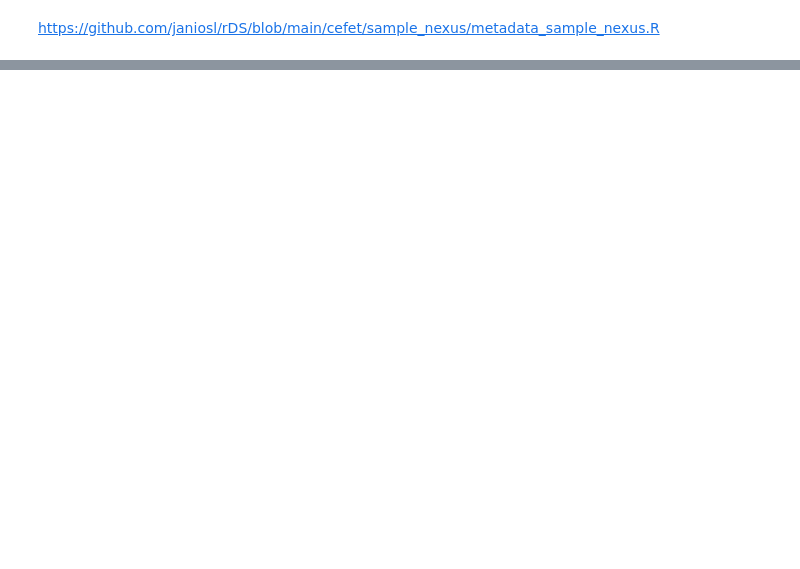
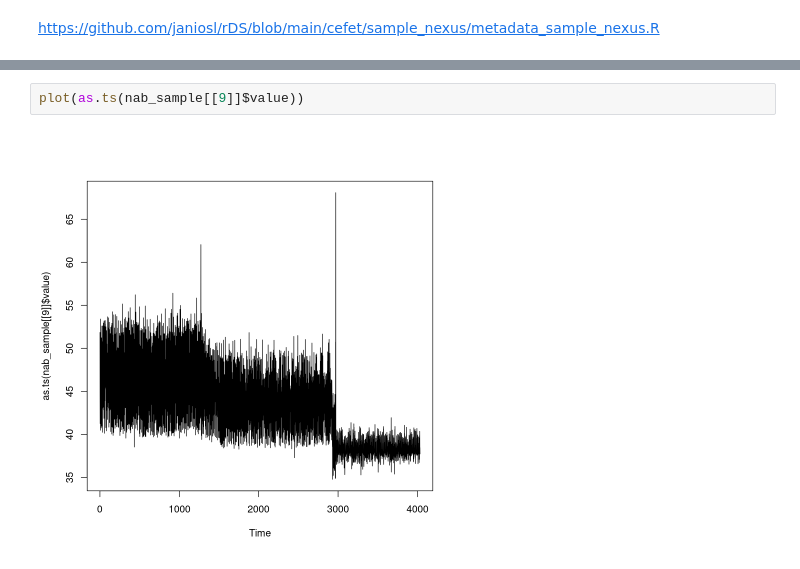
Before and after one commit to janiosl/rDS, a Jupyter notebook: cefet/dal_event_datasets.ipynb, the cells around one changed output, grey strips where cells are left out. Saved outputs shown, nothing was run; the diff lists cells and outputs as text; blank space fills up the shorter version.

```diff
--- a/cefet/dal_event_datasets.ipynb
+++ b/cefet/dal_event_datasets.ipynb
@@ -209,0 +265,4 @@ plot(as.ts(oil_3w_sample[[5]]$series))
+# %%
+plot(as.ts(nab_sample[[9]]$value))
+# %% [output]
+[figure, added]
```
Also changed, not shown: parts of 6 cells of this notebook.
